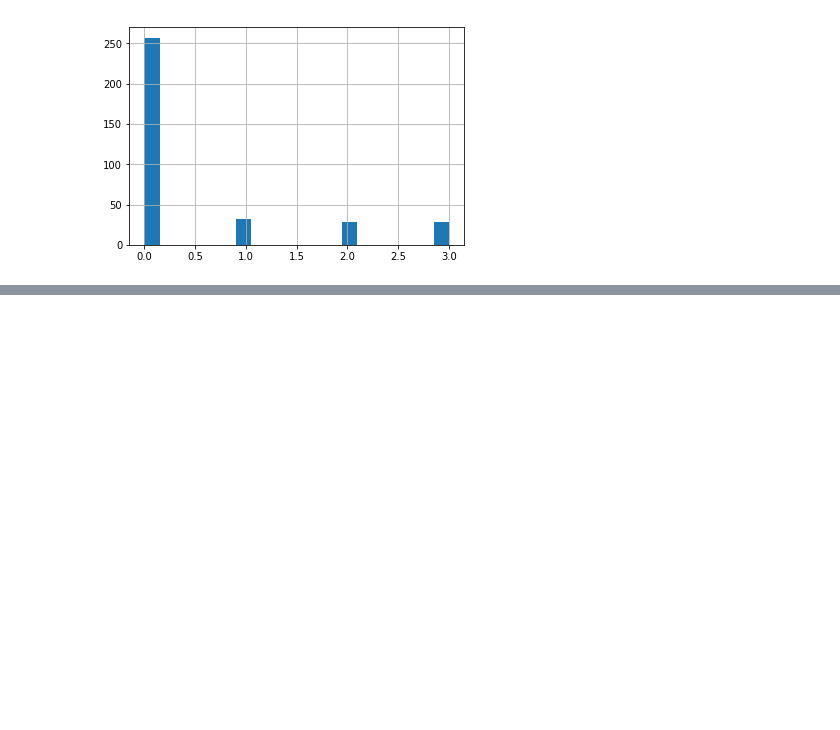
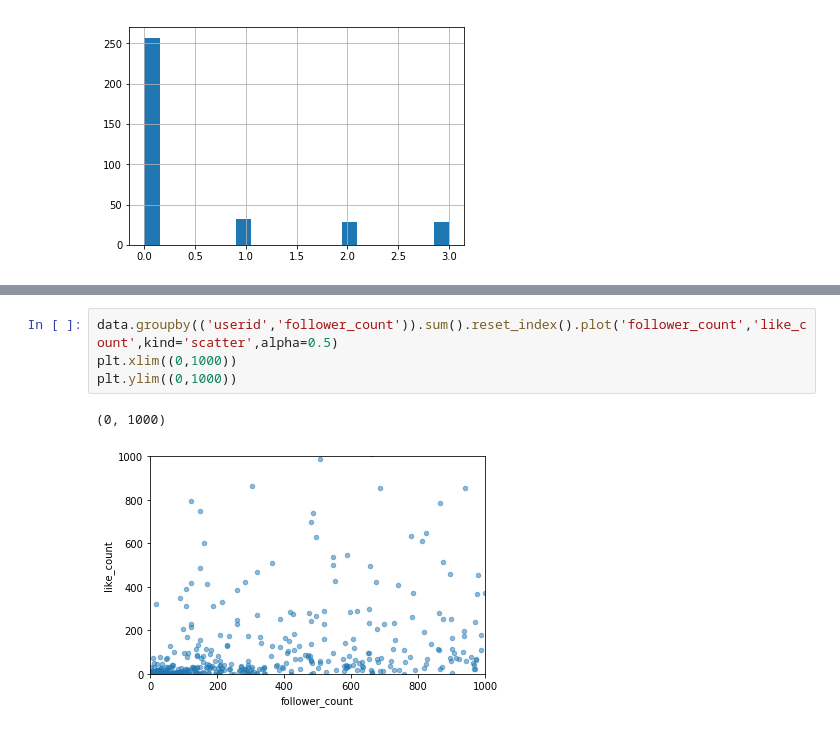
Before and after one commit to jabraunlin/tweets-russia-iran, a Jupyter notebook: clustering-john.ipynb, the cells around one changed output, grey strips where cells are left out. Saved outputs shown, nothing was run; the diff lists cells and outputs as text; blank space fills up the shorter version.

```diff
--- a/clustering-john.ipynb
+++ b/clustering-john.ipynb
@@ -296,0 +306,7 @@ grouped_df.topic.hist(bins=20)
+# %%
+data.groupby(('userid','follower_count')).sum().reset_index().plot('follower_count','like_count',kind='scatter',alpha=0.5)
+plt.xlim((0,1000))
+plt.ylim((0,1000))
+# %% [output]
+(0, 1000)
+[figure, added]
```
Also changed, not shown: parts of 10 cells of this notebook.
